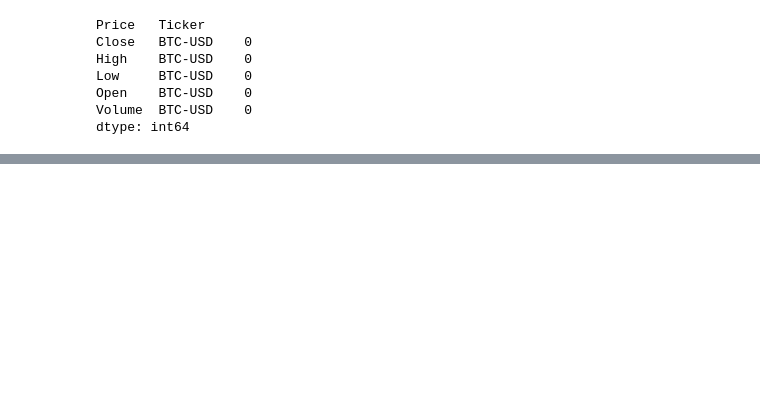
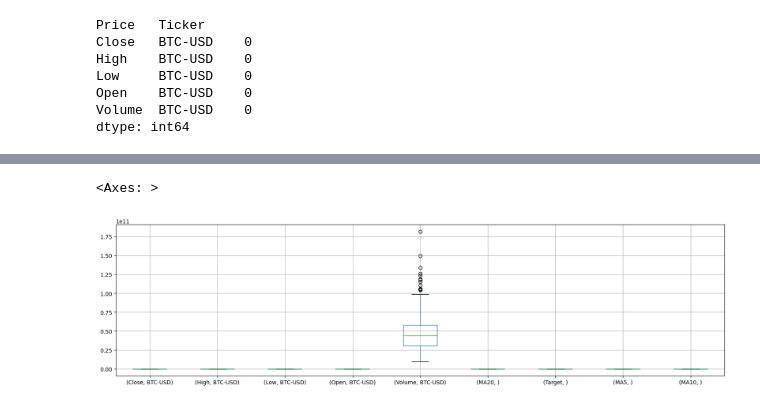
Before and after one commit to abdullahazhar202rr/Machine-Learning, a Jupyter notebook: Projects/BTC_Predictor/BTC_EXPLORATION.ipynb, the cells around one changed output, grey strips where cells are left out. Cells and saved outputs as stored; diff of their text form; code cells hidden in the pictures; blank space fills up the shorter version.

```diff
--- a/Projects/BTC_Predictor/BTC_EXPLORATION.ipynb
+++ b/Projects/BTC_Predictor/BTC_EXPLORATION.ipynb
@@ -79,0 +94,16 @@ plt.show()
+# %%
+# Create the target column: 1 if next day's close > today's close, else 0
+df['Target'] = (df['Close'].shift(-1) > df['Close']).astype(int)
+
+# Drop the last row as it has no target (because of shift)
+df = df[:-1]
+
+# Create some simple features:
+df['MA5'] = df['Close'].rolling(window=5).mean()
+df['MA10'] = df['Close'].rolling(window=10).mean()
+
+# Drop rows with NaN values created by rolling windows
+df = df.dropna()
+
+# Quick look at the new dataframe
+df.head()
@@ -79,0 +135,6 @@ plt.show()
+# %%
+plt.figure(figsize=(20,5))
+df.boxplot()
+# %% [output]
+<Axes: >
+[figure, added]
```
Also changed, not shown: parts of 14 cells of this notebook, 1 other file.
